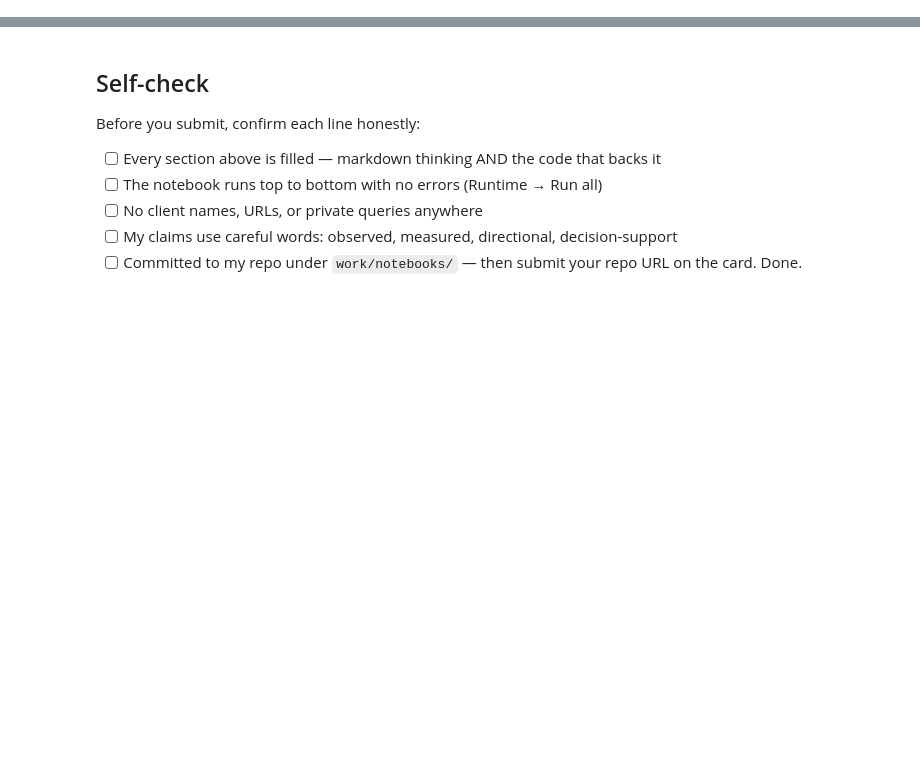
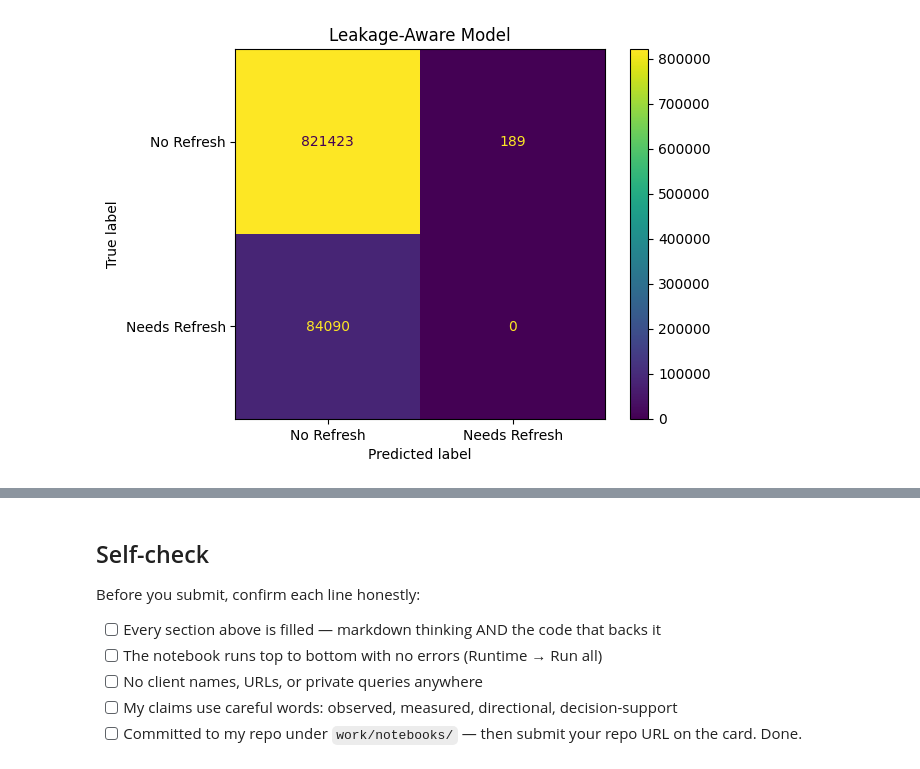
Before and after one commit to pakizahassan/flyrank-ml-internship, a Jupyter notebook: work/notebooks/w06_validation_audit.ipynb, the cells around one changed output, grey strips where cells are left out. Drawn from its saved outputs; the diff is of its cells as text; code cells hidden in the pictures; blank space fills up the shorter version.

```diff
--- a/work/notebooks/w06_validation_audit.ipynb
+++ b/work/notebooks/w06_validation_audit.ipynb
@@ -36,0 +341,18 @@ This skeleton is yours to fill. Work the sections **in order** — each one has
+# %%
+cm = confusion_matrix(
+    y[g_test],
+    clean_pred
+)
+
+ConfusionMatrixDisplay(
+    cm,
+    display_labels=[
+        "No Refresh",
+        "Needs Refresh"
+    ]
+).plot()
+
+plt.title("Leakage-Aware Model")
+plt.show()
+# %% [output]
+[figure, added]
```
Also changed, not shown: parts of 25 cells of this notebook.
